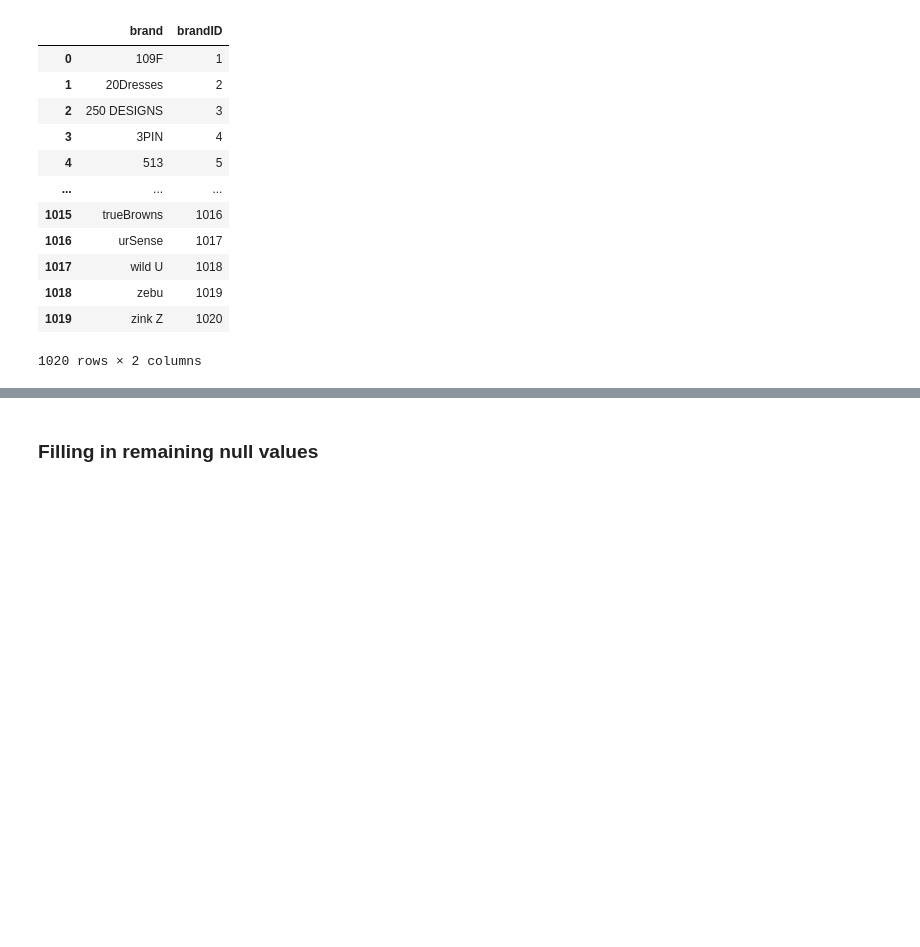
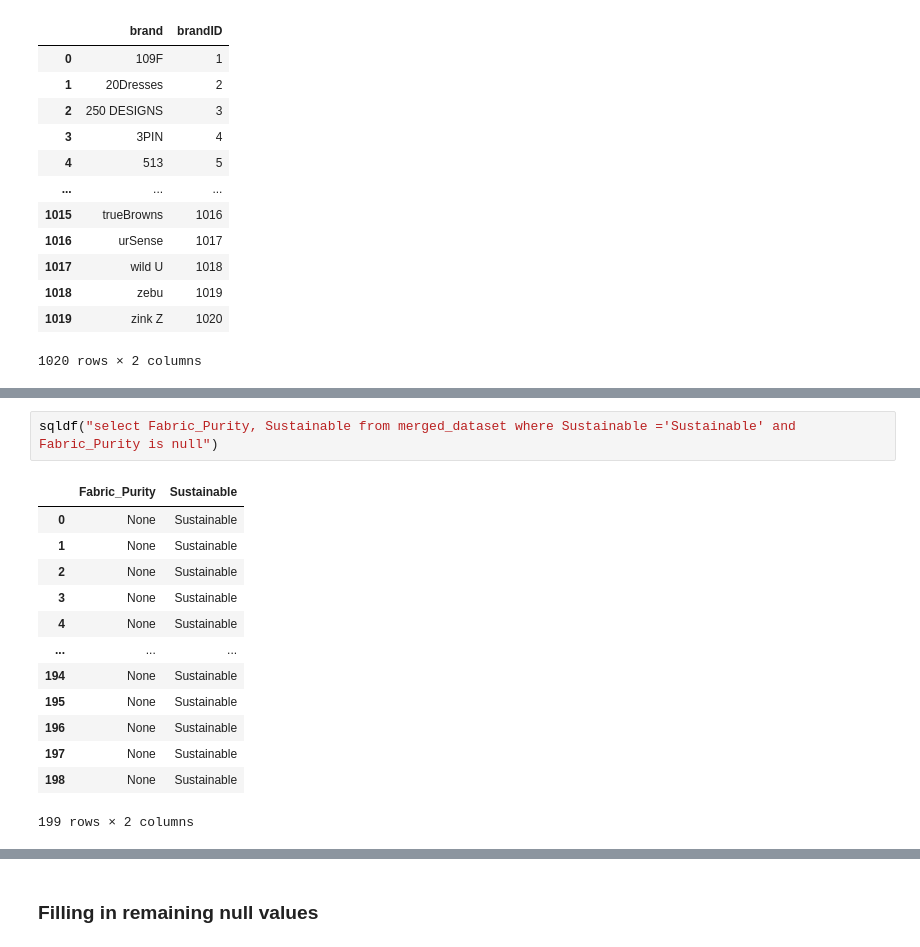
Before and after one commit to raccoonwithasword/big-data-assessment-2, a Jupyter notebook: DAT7015 Assessment 2.ipynb, the cells around one changed output, grey strips where cells are left out. Saved outputs shown, nothing was run; the diff lists cells and outputs as text; blank space fills up the shorter version.

```diff
--- a/DAT7015 Assessment 2.ipynb
+++ b/DAT7015 Assessment 2.ipynb
@@ -1017,0 +1040,16 @@ memory usage: 1.6+ MB
+# %%
+sqldf("select Fabric_Purity, Sustainable from merged_dataset where Sustainable ='Sustainable' and Fabric_Purity is null")
+# %% [output]
+|  | Fabric_Purity | Sustainable |
+| 0 | None | Sustainable |
+| 1 | None | Sustainable |
+| 2 | None | Sustainable |
+| 3 | None | Sustainable |
+| 4 | None | Sustainable |
+| ... | ... | ... |
+| 194 | None | Sustainable |
+| 195 | None | Sustainable |
+| 196 | None | Sustainable |
+| 197 | None | Sustainable |
+| 198 | None | Sustainable |
+199 rows × 2 columns
```
Also changed, not shown: parts of 156 cells of this notebook.
